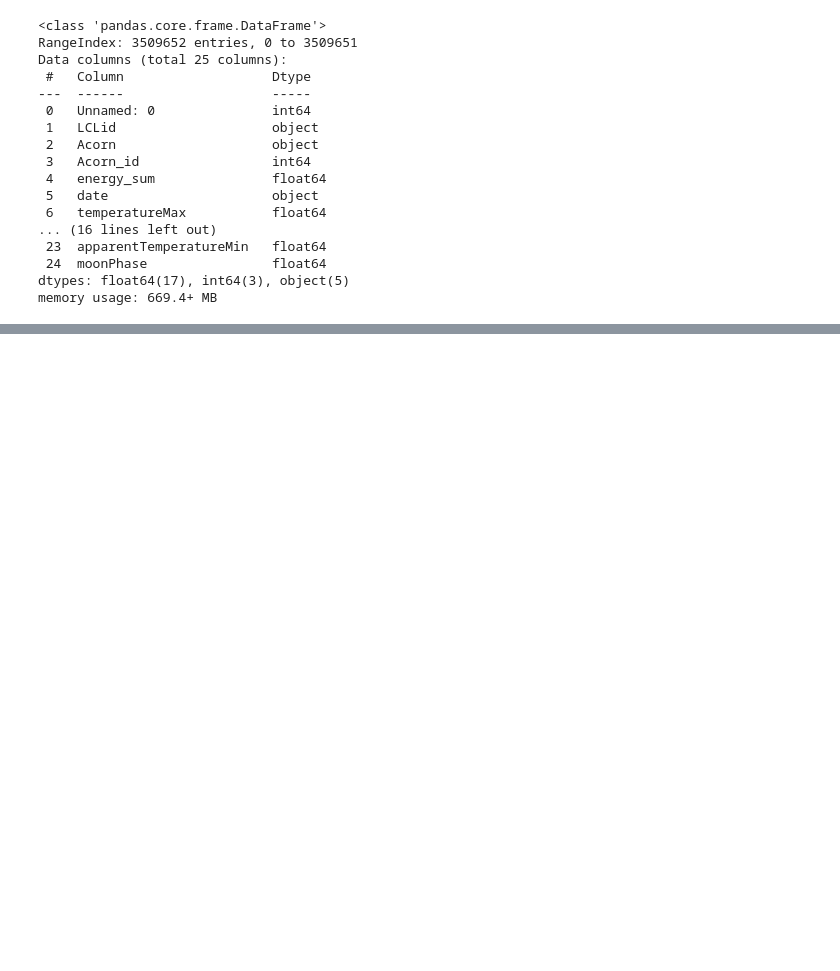
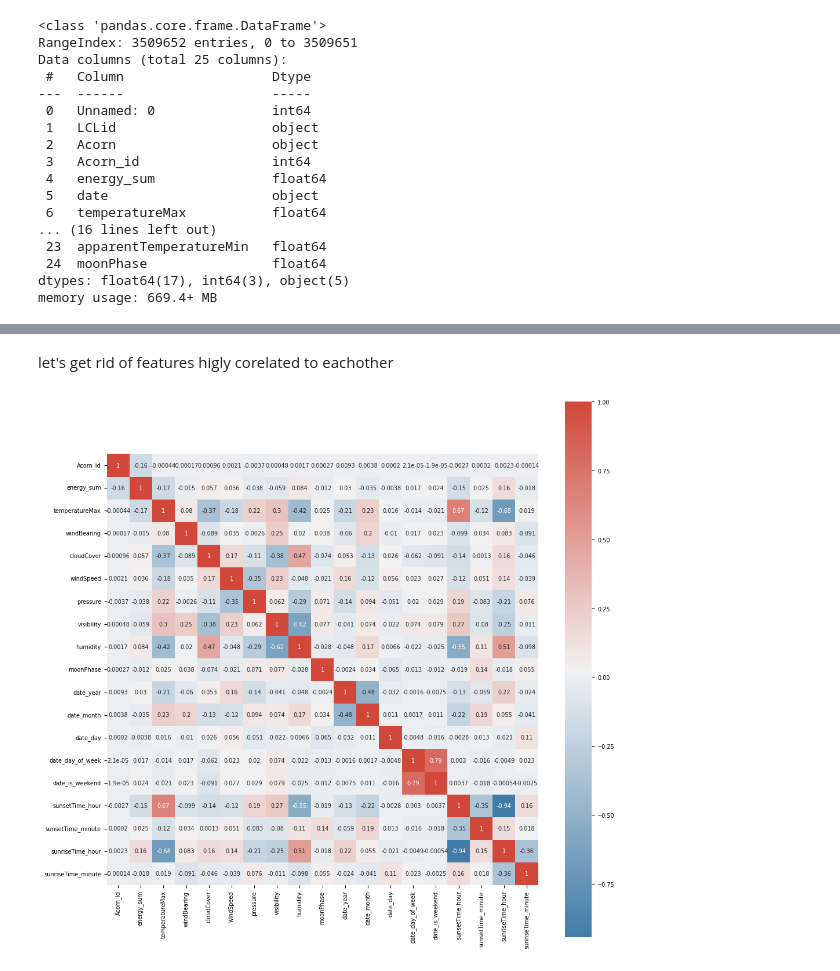
Before and after one commit to Hestia-Thesis/data_science, a Jupyter notebook: ETL.ipynb, the cells around one changed output, grey strips where cells are left out. Saved outputs shown, nothing was run; the diff lists cells and outputs as text; code cells hidden in the pictures; blank space fills up the shorter version.

```diff
--- a/ETL.ipynb
+++ b/ETL.ipynb
@@ -88,0 +196,13 @@ energy_info
+# %% [markdown]
+let's get rid of features higly corelated to eachother
+# %%
+df = energy_info.drop(['temperatureHigh', 'apparentTemperatureMin', 'temperatureLow', 'apparentTemperatureMax', 'apparentTemperatureLow', 'apparentTemperatureHigh', 'dewPoint', 'temperatureMin', 'uvIndex'], axis=1)
+corrMatrix = df[df.select_dtypes(include=['float64', 'int64', 'int32']).columns].corr()
+size = 12
+plt.figure(figsize =(size, size))
+plt.rc('font', size=7)
+plt.rc('axes', labelsize=7, titlesize=7)
+cmap = sns.diverging_palette(-3000, 15, as_cmap=True)
+fig = sns.heatmap(corrMatrix , annot=True , square=True ,cmap=cmap)
+# %% [output]
+[figure, added]
```
Also changed, not shown: parts of 13 cells of this notebook.
